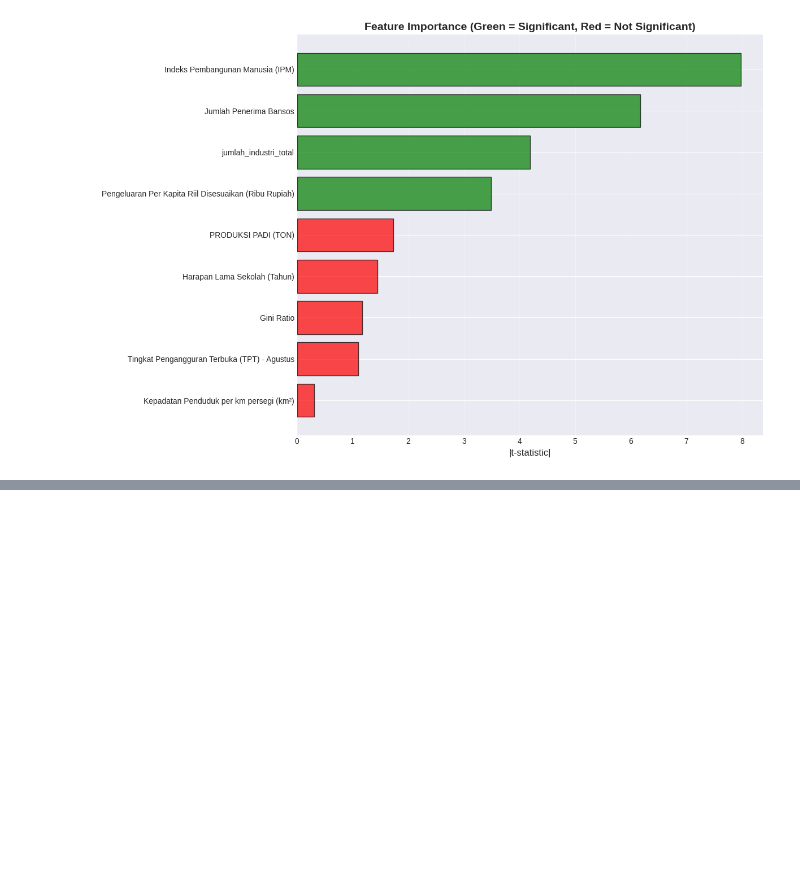
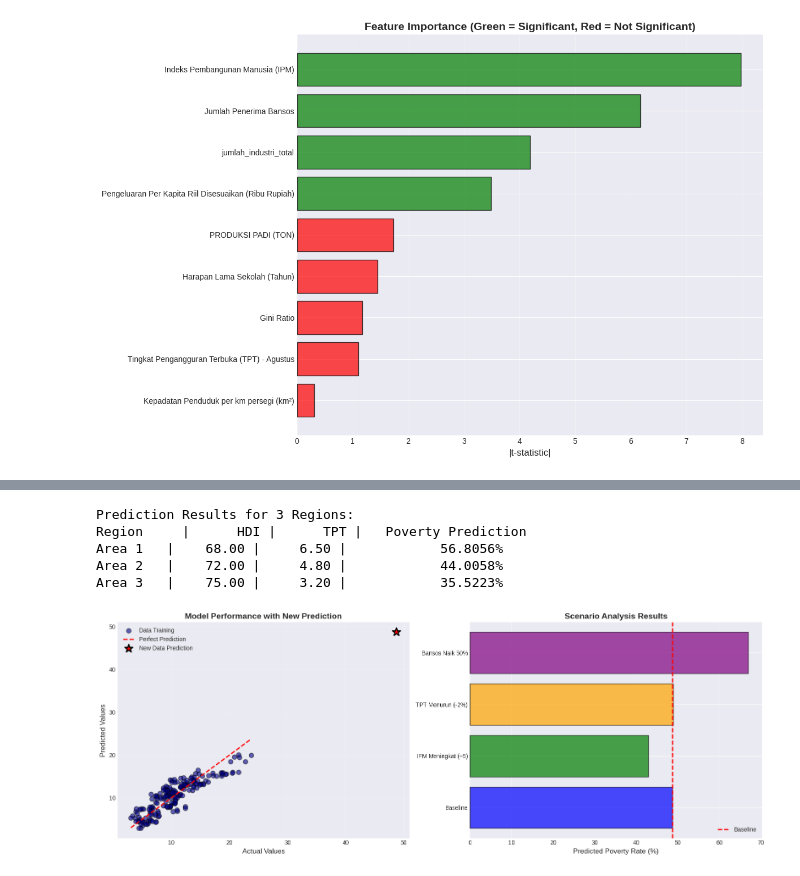
Before and after one commit to JullMol/Statistical-Inference-Project, a Jupyter notebook: Multiple_Linear_Regression.ipynb, the cells around one changed output, grey strips where cells are left out. Cells and saved outputs as stored; diff of their text form; code cells hidden in the pictures; blank space fills up the shorter version.

```diff
--- a/Multiple_Linear_Regression.ipynb
+++ b/Multiple_Linear_Regression.ipynb
@@ -1360,0 +1458,18 @@ plt.show()
+# %%
+# Example 3
+scenarios = {
+    'Baseline': new_data.copy(),
+    'IPM Meningkat (+5)': {**new_data, 'Indeks Pembangunan Manusia (IPM)': 75.5},
+    'TPT Menurun (-2%)': {**new_data, 'Tingkat Pengangguran Terbuka (TPT) - Agustus': 3.2},
+    'Bansos Naik 50%': {**new_data, 'Jumlah Penerima Bansos': 75000}
+}
+
+print(f"\n{'Skenario':<30} | {'Prediksi Kemiskinan':>20} | {'Perubahan':>15}")
+
+baseline_pred = predict_new_data(scenarios['Baseline'], B_hat, X_names)
+for scenario_name, scenario_data in scenarios.items():
+    pred = predict_new_data(scenario_data, B_hat, X_names)
+    change = pred - baseline_pred
+    change_pct = (change / baseline_pred * 100) if baseline_pred != 0 else 0
+
+    print(f"{scenario_name:<30} | {pred:>18.4f}% | {change:>+14.4f}%")
@@ -1360,0 +1482,62 @@ plt.show()
+# %%
+# Example 4
+new_area = pd.DataFrame({
+    'Indeks Pembangunan Manusia (IPM)': [68.0, 72.0, 75.0],
+    'Tingkat Pengangguran Terbuka (TPT) - Agustus': [6.5, 4.8, 3.2],
+    'Pengeluaran Per Kapita Riil Disesuaikan (Ribu Rupiah)': [9500, 11500, 13000],
+    'Gini Ratio': [0.38, 0.33, 0.30],
+    'Jumlah Penerima Bansos': [60000, 45000, 35000],
+    'Harapan Lama Sekolah (Tahun)': [11.5, 12.8, 14.0],
+    'PRODUKSI PADI (TON)': [80000, 120000, 150000],
+    'jumlah_industri_total': [300, 600, 900],
+    'Kepadatan Penduduk per km persegi (km²)': [400, 550, 700]
+})
+
+new_area_ordered = new_area[X_names]
+X_batch = np.hstack([np.ones((len(new_area_ordered), 1)), new_area_ordered.values])
+Y_pred_batch = X_batch @ B_hat
+
+print(f"Prediction Results for {len(new_area)} Regions:")
+print(f"{'Region':<10} | {'HDI':>8} | {'TPT':>8} | {'Poverty Prediction':>20}")
+for i in range(len(new_area_ordered)):
+    print(f"Area {i+1:<3} | {new_area_ordered.iloc[i, 0]:>8.2f} | {new_area_ordered.iloc[i, 1]:>8.2f} | {Y_pred_batch[i][0]:>18.4f}%")
+# %% [output]
+Prediction Results for 3 Regions:
+Region     |      HDI |      TPT |   Poverty Prediction
+Area 1   |    68.00 |     6.50 |            56.8056%
+Area 2   |    72.00 |     4.80 |            44.0058%
+Area 3   |    75.00 |     3.20 |            35.5223%
+# %%
+fig, axes = plt.subplots(1, 2, figsize=(16, 6))
+
+axes[0].scatter(Y.flatten(), Y_hat.flatten(), alpha=0.6, s=60,
+               color='darkblue', edgecolor='black', label='Data Training')
+axes[0].plot([Y.min(), Y.max()], [Y.min(), Y.max()], 'r--',
+             linewidth=2, label='Perfect Prediction')
+axes[0].scatter([prediction], [prediction], color='red', s=200,
+               marker='*', edgecolor='black', linewidth=2,
+               label='New Data Prediction', zorder=5)
+axes[0].set_xlabel('Actual Values', fontsize=12)
+axes[0].set_ylabel('Predicted Values', fontsize=12)
+axes[0].set_title('Model Performance with New Prediction', fontsize=14, fontweight='bold')
+axes[0].legend(fontsize=10)
+axes[0].grid(True, alpha=0.3)
+
+scenario_names = list(scenarios.keys())
+scenario_preds = [predict_new_data(scenarios[name], B_hat, X_names)
+                  for name in scenario_names]
+colors_scenario = ['blue', 'green', 'orange', 'purple']
+
+axes[1].barh(scenario_names, scenario_preds, color=colors_scenario,
+            alpha=0.7, edgecolor='black')
+axes[1].axvline(baseline_pred, color='red', linestyle='--',
+               linewidth=2, label='Baseline')
+axes[1].set_xlabel('Predicted Poverty Rate (%)', fontsize=12)
+axes[1].set_title('Scenario Analysis Results', fontsize=14, fontweight='bold')
+axes[1].legend(fontsize=10)
+axes[1].grid(True, axis='x', alpha=0.3)
+
+plt.tight_layout()
+plt.show()
+# %% [output]
+[figure, added]
```
Also changed, not shown: parts of 8 cells of this notebook.
